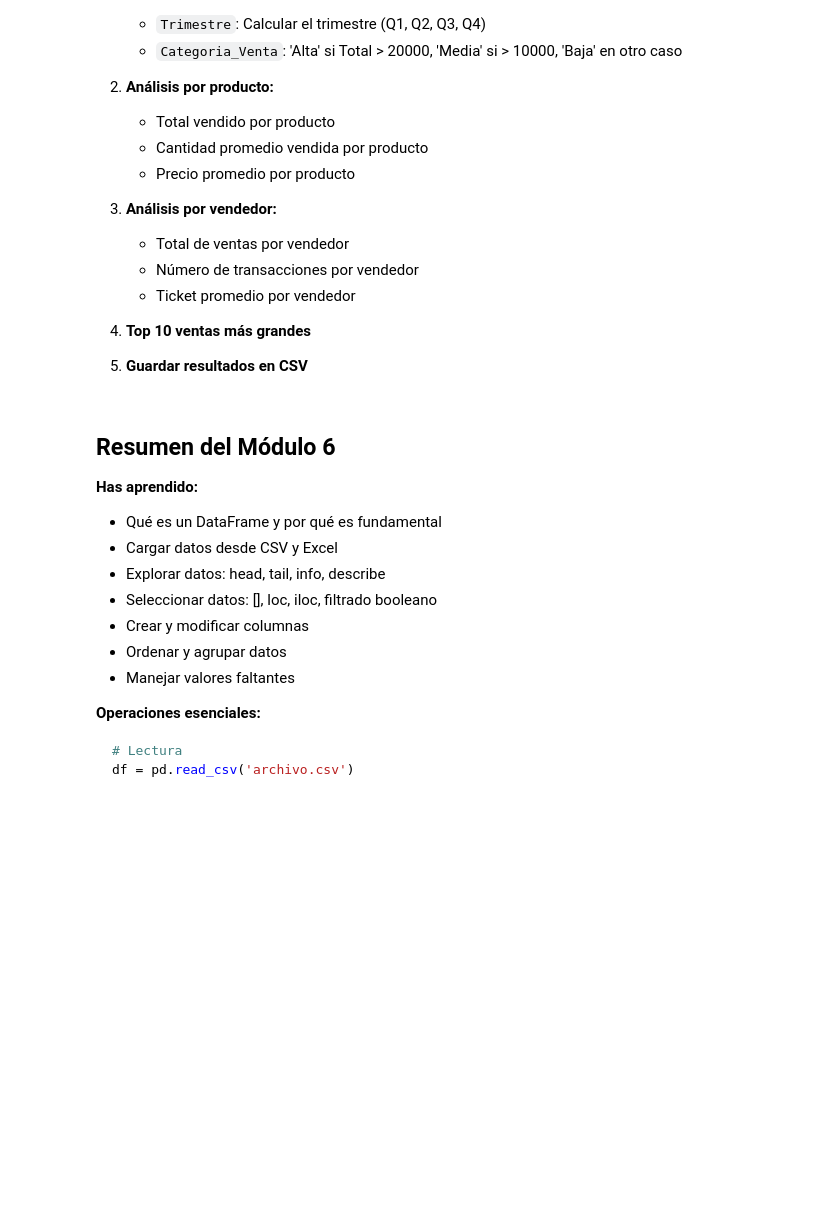
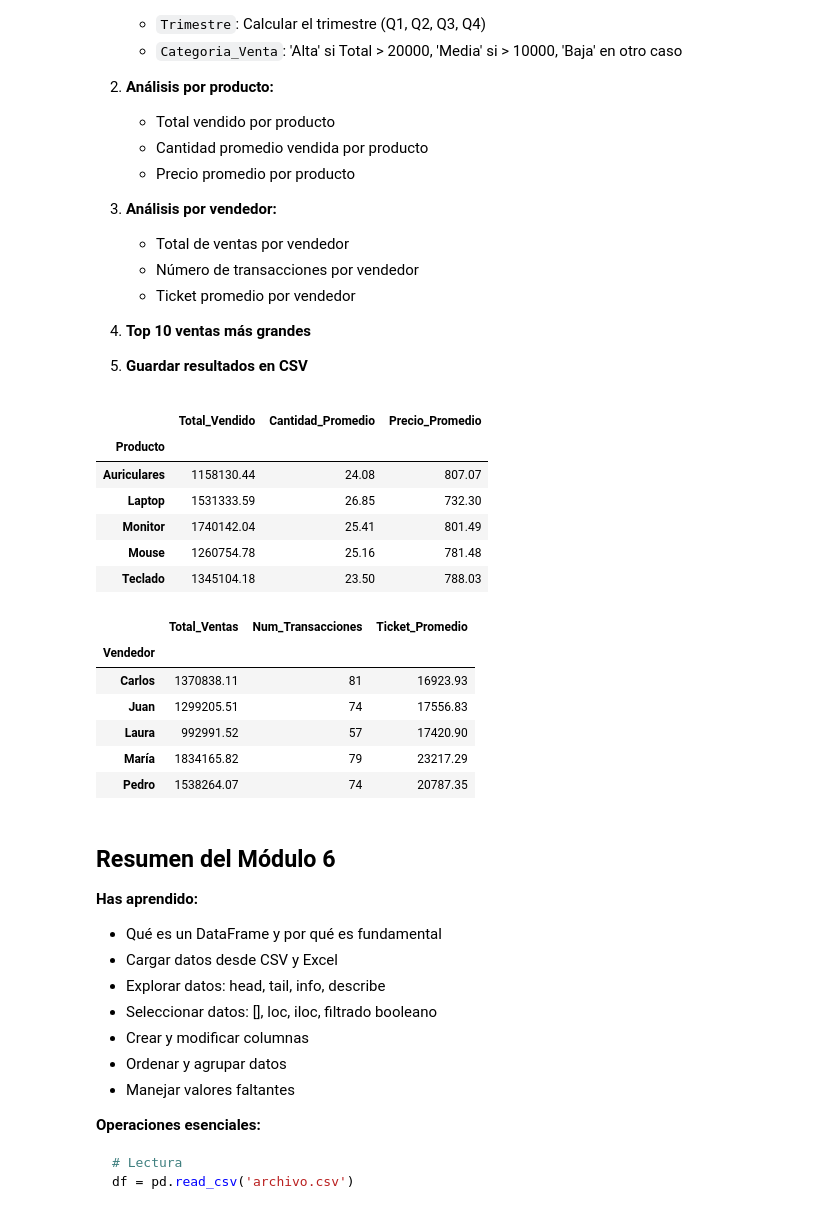
Before and after one commit to acanora02/IC, a Jupyter notebook: notebooks_pr1/notebook_6_pandas.ipynb, the cells around one changed output. Saved outputs shown, nothing was run; the diff lists cells and outputs as text; code cells hidden in the pictures; blank space fills up the shorter version.

```diff
--- a/notebooks_pr1/notebook_6_pandas.ipynb
+++ b/notebooks_pr1/notebook_6_pandas.ipynb
@@ -447,3 +825,63 @@ top_10 =
+# %%
+# TU CÓDIGO AQUÍ
+
+# 1. Crear nuevas columnas
+df_analisis = df_ventas.copy()
+
+# Mes
+df_analisis['Mes'] = df_analisis['Fecha'].dt.month
+
+# Trimestre
+df_analisis['Trimestre'] = df_analisis['Fecha'].dt.quarter.apply(lambda x: f'Q{x}')
+
+# Categoría
+df_analisis['Categoria_Venta'] = df_analisis['Total'].apply(
+    lambda x: 'Alta' if x > 20000 else ('Media' if x > 10000 else 'Baja')
+)
+
+# 2. Análisis por producto
+por_producto = df_analisis.groupby('Producto').agg({
+    'Total': 'sum',
+    'Cantidad': 'mean',
+    'Precio_Unitario': 'mean'
+}).rename(columns={
+    'Total': 'Total_Vendido',
+    'Cantidad': 'Cantidad_Promedio',
+    'Precio_Unitario': 'Precio_Promedio'
+}).round(2)
+display(por_producto)
+
+# 3. Análisis por vendedor
+por_vendedor = df_analisis.groupby('Vendedor').agg({
+    'Total': ['sum', 'count', 'mean']
+}).round(2)
+
+por_vendedor.columns = ['Total_Ventas', 'Num_Transacciones', 'Ticket_Promedio']
+display(por_vendedor)
+
+# 4. Top 10 ventas
+top_10 = df_analisis.sort_values('Total', ascending=False).head(10)
+
+# 5. Guardar
+df_analisis.to_csv('ventas_analisis_completo.csv', index=False)
+por_producto.to_csv('analisis_por_producto.csv')
+por_vendedor.to_csv('analisis_por_vendedor.csv', index=False)
+top_10.to_csv('top_10_ventas.csv', index=False)
+# %% [output]
+|  | Total_Vendido | Cantidad_Promedio | Precio_Promedio |
+| Producto |  |  |  |
+| Auriculares | 1158130.44 | 24.08 | 807.07 |
+| Laptop | 1531333.59 | 26.85 | 732.30 |
+| Monitor | 1740142.04 | 25.41 | 801.49 |
+| Mouse | 1260754.78 | 25.16 | 781.48 |
+| Teclado | 1345104.18 | 23.50 | 788.03 |
+|  | Total_Ventas | Num_Transacciones | Ticket_Promedio |
+| Vendedor |  |  |  |
+| Carlos | 1370838.11 | 81 | 16923.93 |
+| Juan | 1299205.51 | 74 | 17556.83 |
+| Laura | 992991.52 | 57 | 17420.90 |
+| María | 1834165.82 | 79 | 23217.29 |
+| Pedro | 1538264.07 | 74 | 20787.35 |
 # %% [markdown]
 ## Resumen del Módulo 6
 
```
Also changed, not shown: parts of 30 cells of this notebook, 7 other files.
